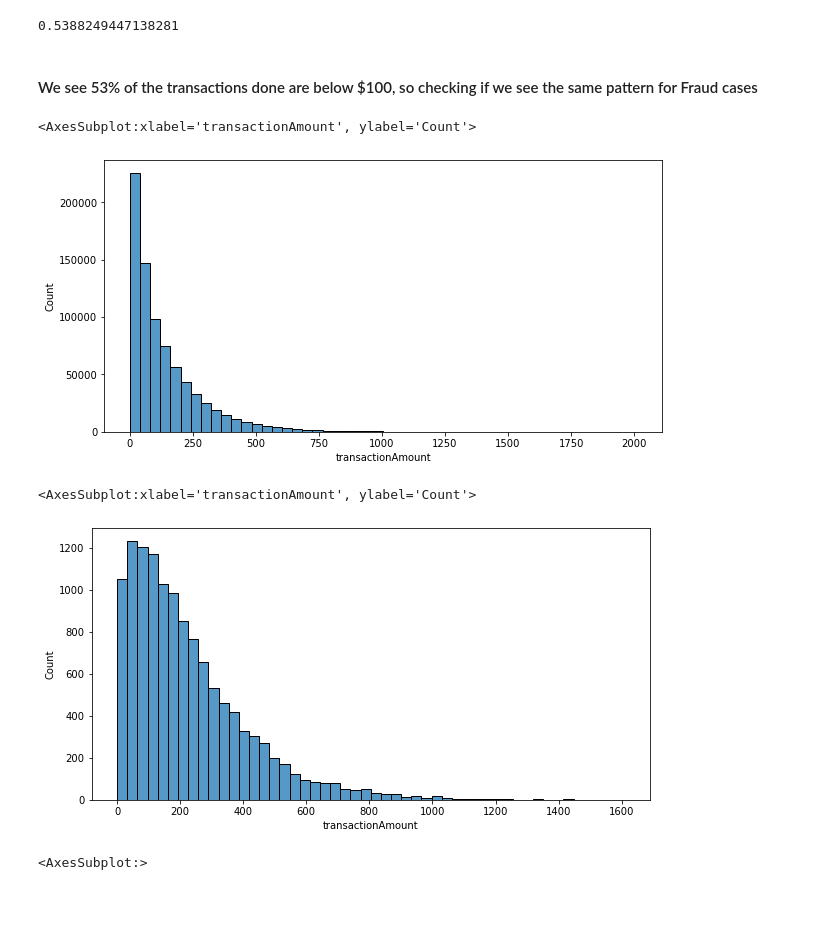
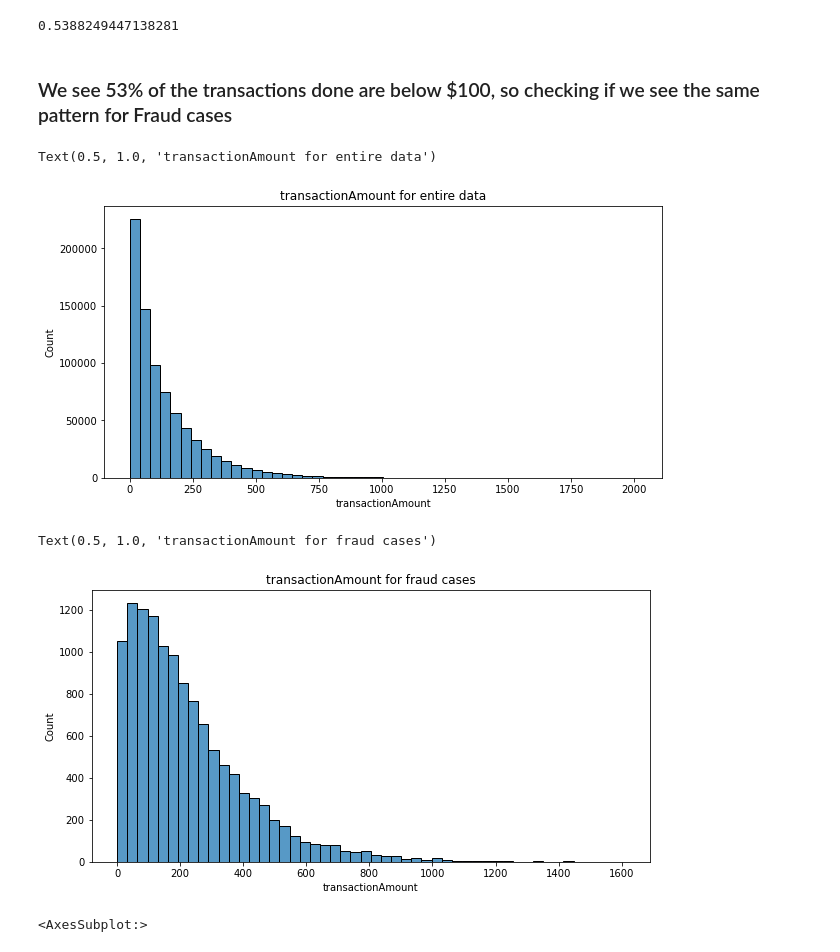
Before and after one commit to pranjaliy/CapitalOne-DS, a Jupyter notebook: Part A (Loading and EDA).ipynb, the cells around one changed output. Cells and saved outputs as stored; diff of their text form; code cells hidden in the pictures; blank space fills up the shorter version.

```diff
--- a/Part A (Loading and EDA).ipynb
+++ b/Part A (Loading and EDA).ipynb
@@ -190,19 +182,19 @@ len(data[data['transactionAmount']<100])/len(data)
 # %% [output]
 0.5388249447138281
 # %% [markdown]
-#### We see 53% of the transactions done are below $100, so checking if we see the same pattern for Fraud cases
+### We see 53% of the transactions done are below $100, so checking if we see the same pattern for Fraud cases
 # %%
 plt.figure(figsize=(10,5))
-sns.histplot(data=data, x='transactionAmount',bins=50,stat='count')
+sns.histplot(data=data, x='transactionAmount',bins=50,stat='count').set_title("transactionAmount for entire data")
 # %% [output]
-<AxesSubplot:xlabel='transactionAmount', ylabel='Count'>
+Text(0.5, 1.0, 'transactionAmount for entire data')
-[figure, old version]
+[figure, new version]
 # %%
 plt.figure(figsize=(10,5))
-sns.histplot(data=data[data['isFraud']==True], x='transactionAmount',bins=50,stat='count')
+sns.histplot(data=data[data['isFraud']==True], x='transactionAmount',bins=50,stat='count').set_title("transactionAmount for fraud cases")
 # %% [output]
-<AxesSubplot:xlabel='transactionAmount', ylabel='Count'>
+Text(0.5, 1.0, 'transactionAmount for fraud cases')
-[figure, old version]
+[figure, new version]
 # %%
 merchantName=data['merchantName'].value_counts().to_frame()
 merchantName.head(20).plot(kind='barh')
```
Also changed, not shown: parts of 11 cells of this notebook, 1 other file.
